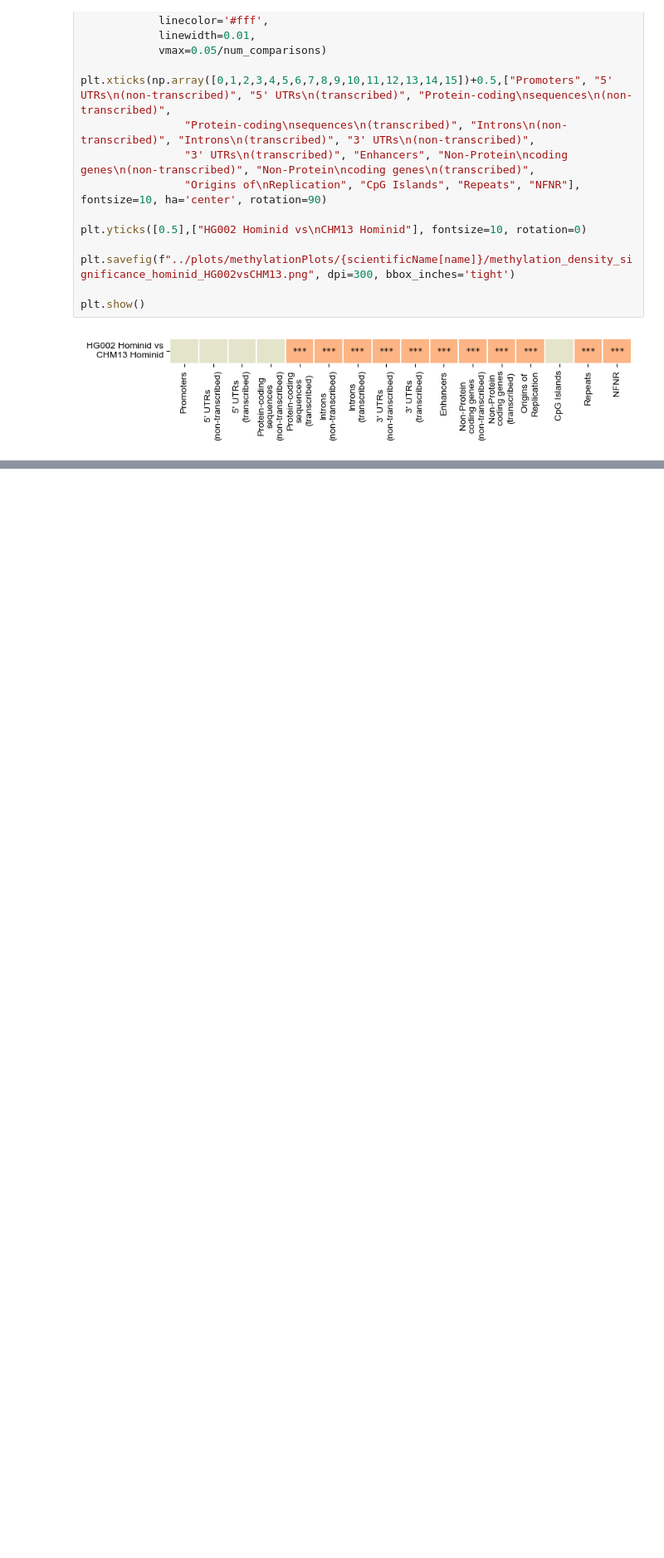
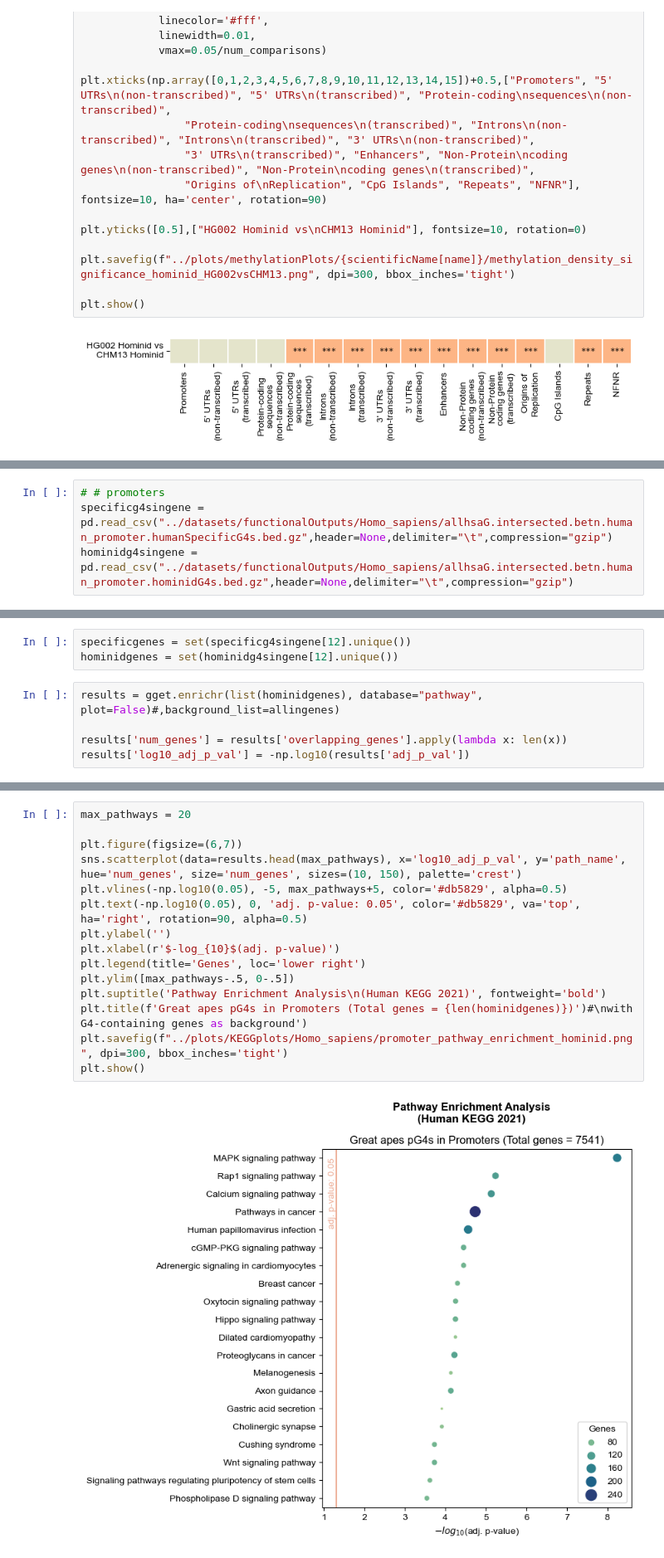
Before and after one commit to makovalab-psu/GreatApeT2T-G4s, a Jupyter notebook: jupyterNotebooks/functionalEnrichmentnMethylHuman.ipynb, the cells around one changed output, grey strips where cells are left out. Shown at 83% size. Cells and saved outputs as stored; diff of their text form; blank space fills up the shorter version.

Commit message:
KEGG pathway analysis included

```diff
--- a/jupyterNotebooks/functionalEnrichmentnMethylHuman.ipynb
+++ b/jupyterNotebooks/functionalEnrichmentnMethylHuman.ipynb
@@ -955,0 +960,4 @@ plt.show()
+# %%
+# # promoters
+specificg4singene = pd.read_csv("../datasets/functionalOutputs/Homo_sapiens/allhsaG.intersected.betn.human_promoter.humanSpecificG4s.bed.gz",header=None,delimiter="\t",compression="gzip")
+hominidg4singene = pd.read_csv("../datasets/functionalOutputs/Homo_sapiens/allhsaG.intersected.betn.human_promoter.hominidG4s.bed.gz",header=None,delimiter="\t",compression="gzip")
@@ -955,0 +972,8 @@ plt.show()
+# %%
+specificgenes = set(specificg4singene[12].unique())
+hominidgenes = set(hominidg4singene[12].unique())
+# %%
+results = gget.enrichr(list(hominidgenes), database="pathway", plot=False)#,background_list=allingenes)
+
+results['num_genes'] = results['overlapping_genes'].apply(lambda x: len(x))
+results['log10_adj_p_val'] = -np.log10(results['adj_p_val'])
@@ -955,0 +984,17 @@ plt.show()
+# %%
+max_pathways = 20
+
+plt.figure(figsize=(6,7))
+sns.scatterplot(data=results.head(max_pathways), x='log10_adj_p_val', y='path_name', hue='num_genes', size='num_genes', sizes=(10, 150), palette='crest')
+plt.vlines(-np.log10(0.05), -5, max_pathways+5, color='#db5829', alpha=0.5)
+plt.text(-np.log10(0.05), 0, 'adj. p-value: 0.05', color='#db5829', va='top', ha='right', rotation=90, alpha=0.5)
+plt.ylabel('')
+plt.xlabel(r'$-log_{10}$(adj. p-value)')
+plt.legend(title='Genes', loc='lower right')
+plt.ylim([max_pathways-.5, 0-.5])
+plt.suptitle('Pathway Enrichment Analysis\n(Human KEGG 2021)', fontweight='bold')
+plt.title(f'Great apes pG4s in Promoters (Total genes = {len(hominidgenes)})')#\nwith G4-containing genes as background')
+plt.savefig(f"../plots/KEGGplots/Homo_sapiens/promoter_pathway_enrichment_hominid.png", dpi=300, bbox_inches='tight')
+plt.show()
+# %% [output]
+[figure, added]
```
Also changed, not shown: parts of 11 cells of this notebook, 8 other files.
